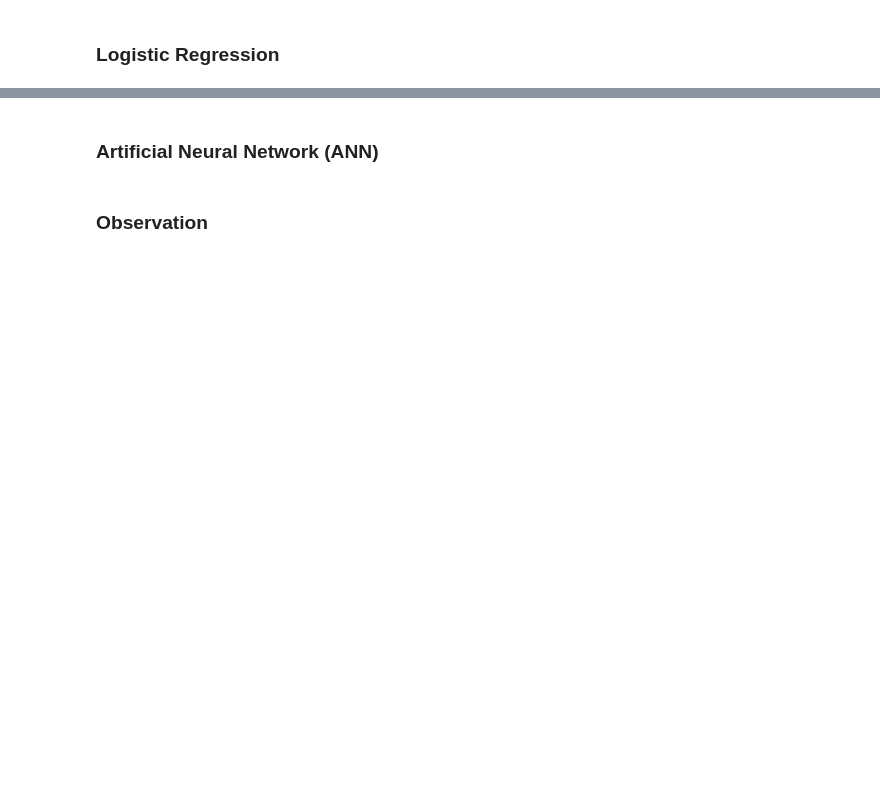
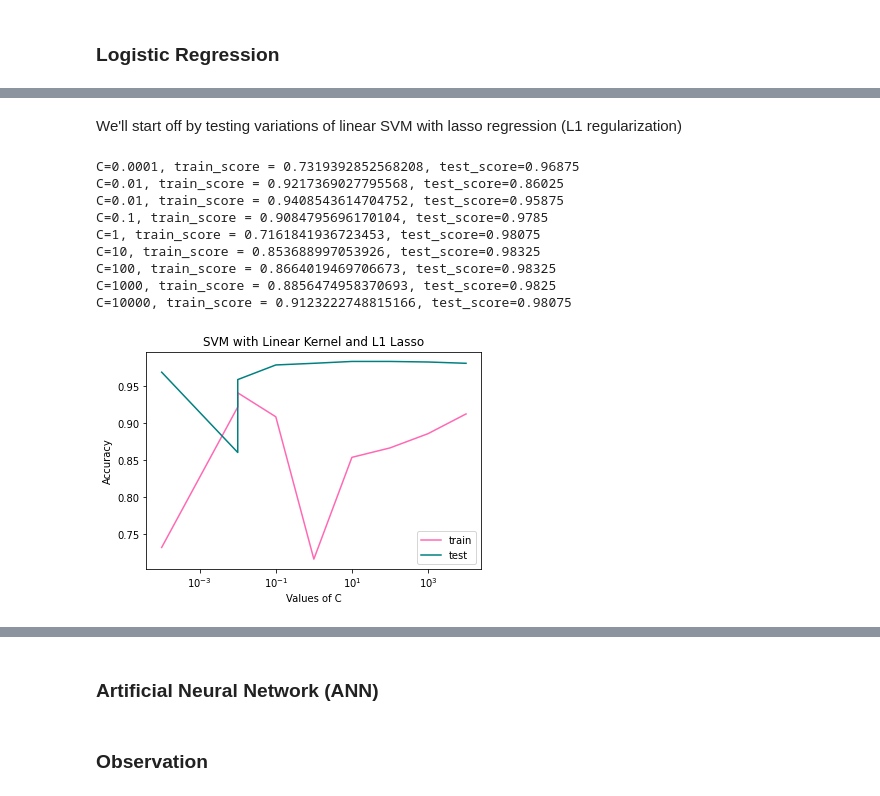
Before and after one commit to sergey-hovhannisyan/fraud-detection, a Jupyter notebook: fraud_detection.ipynb, the cells around one changed output, grey strips where cells are left out. Saved outputs shown, nothing was run; the diff lists cells and outputs as text; code cells hidden in the pictures; blank space fills up the shorter version.

```diff
--- a/fraud_detection.ipynb
+++ b/fraud_detection.ipynb
@@ -189,0 +295,46 @@ X_test Shape:  (56962, 21)
+# %%
+# import SVC classifier,
+from sklearn.svm import SVC, LinearSVC
+
+# Initialize some lambda values to test across SVM choices
+my_lambdas = [0.0001, 0.01, 0.01, 0.1, 1, 10, 100, 1000, 10000]
+# %% [markdown]
+We'll start off by testing variations of linear SVM with lasso regression (L1 regularization)
+# %%
+import warnings
+test_results, train_results = [], []
+
+
+for C in my_lambdas:
+    with warnings.catch_warnings():
+        warnings.simplefilter('ignore')
+        svm_linear = LinearSVC(C=C, loss='hinge')
+        svm_linear.fit(X_train,y_train)
+
+        train_score = svm_linear.score(X_train, y_train)
+        test_score = svm_linear.score(X_test, y_test)
+        print(f"C={C}, train_score = {train_score}, test_score={test_score}")
+
+    train_results.append(train_score)
+    test_results.append(test_score)
+
+
+plt.xscale("log")
+plt.plot(my_lambdas, train_results, "hotpink", label="train")
+plt.plot(my_lambdas, test_results, "teal", label="test")
+plt.legend(loc="lower right")
+plt.xlabel("Values of C")
+plt.ylabel("Accuracy")
+plt.title("SVM with Linear Kernel and L1 Lasso")
+plt.show()
+# %% [output]
+C=0.0001, train_score = 0.7319392852568208, test_score=0.96875
+C=0.01, train_score = 0.9217369027795568, test_score=0.86025
+C=0.01, train_score = 0.9408543614704752, test_score=0.95875
+C=0.1, train_score = 0.9084795696170104, test_score=0.9785
+C=1, train_score = 0.7161841936723453, test_score=0.98075
+C=10, train_score = 0.853688997053926, test_score=0.98325
+C=100, train_score = 0.8664019469706673, test_score=0.98325
+C=1000, train_score = 0.8856474958370693, test_score=0.9825
+C=10000, train_score = 0.9123222748815166, test_score=0.98075
+[figure, added]
```
Also changed, not shown: parts of 18 cells of this notebook, 1 other file.
